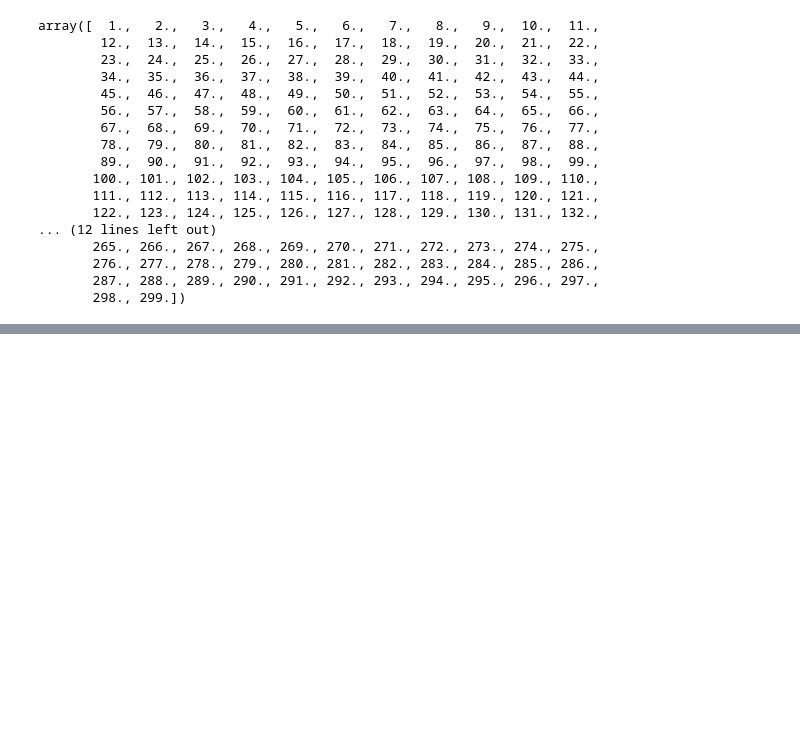
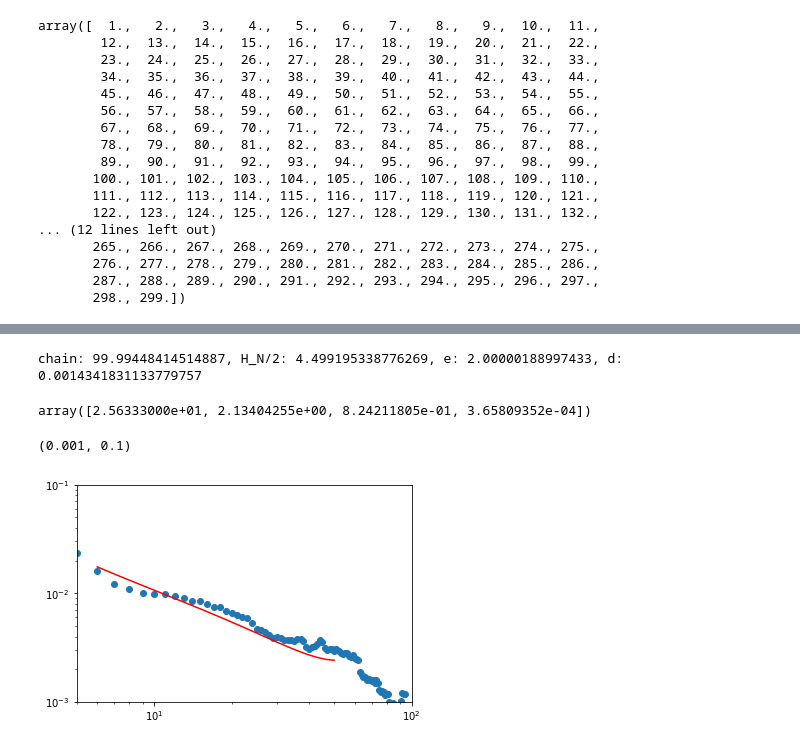
Before and after one commit to meyresearch/amino_acid_distance_distributions, a Jupyter notebook: scripts/sanity_checking_plots.ipynb, the cells around one changed output, grey strips where cells are left out. Cells and saved outputs as stored; diff of their text form; code cells hidden in the pictures; blank space fills up the shorter version.

```diff
--- a/scripts/sanity_checking_plots.ipynb
+++ b/scripts/sanity_checking_plots.ipynb
@@ -1131,0 +1194,17 @@ plt.ylim(0.001, 0.1)
+# %%
+import scipy
+lb, ub = np.quantile(hist, q=[1/3, 2/3],axis=0)/norm_mean
+weights = ub-lb
+print(weights[5:50])
+d_range = np.arange(0.001, 0.0016, 0.0001)
+e_range = np.arange(2, 4, 1)
+# params = [chain, harmonic, d_range[0], e_range[1]]
+x = np.linspace(6, 50, 45)
+chain = 100
+harmonic = theory_functions.harmonic_number(chain//2)
+parameters, cov = scipy.optimize.curve_fit(
+        f=theory_functions.amino_acid_distance_distribution,
+        sigma=weights[5:50],
+        xdata=x, ydata=norm_mean[5:50],
+        bounds=([chain - 1, harmonic - 0.00001, e_range[0], d_range[0]],
+                [chain, harmonic, e_range[-1], d_range[-1]]))
@@ -1131,0 +1221,19 @@ plt.ylim(0.001, 0.1)
+# %%
+print(f"chain: {parameters[0]}, H_N/2: {parameters[1]}, e: {parameters[2]}, d: {parameters[3]}")
+# %% [output]
+chain: 99.99448414514887, H_N/2: 4.499195338776269, e: 2.00000188997433, d: 0.0014341831133779757
+# %%
+sigma = np.sqrt(np.diag(cov))
+sigma
+# %% [output]
+array([2.56333000e+01, 2.13404255e+00, 8.24211805e-01, 3.65809352e-04])
+# %%
+import matplotlib.pyplot as plt
+plt.scatter(dist, norm_mean)
+plt.plot(x, theory_functions.amino_acid_distance_distribution(x, *parameters), c="r")
+plt.loglog()
+plt.xlim(5, 100)
+plt.ylim(0.001, 0.1)
+# %% [output]
+(0.001, 0.1)
+[figure, added]
```
Also changed, not shown: parts of 10 cells of this notebook, 1 other file.
